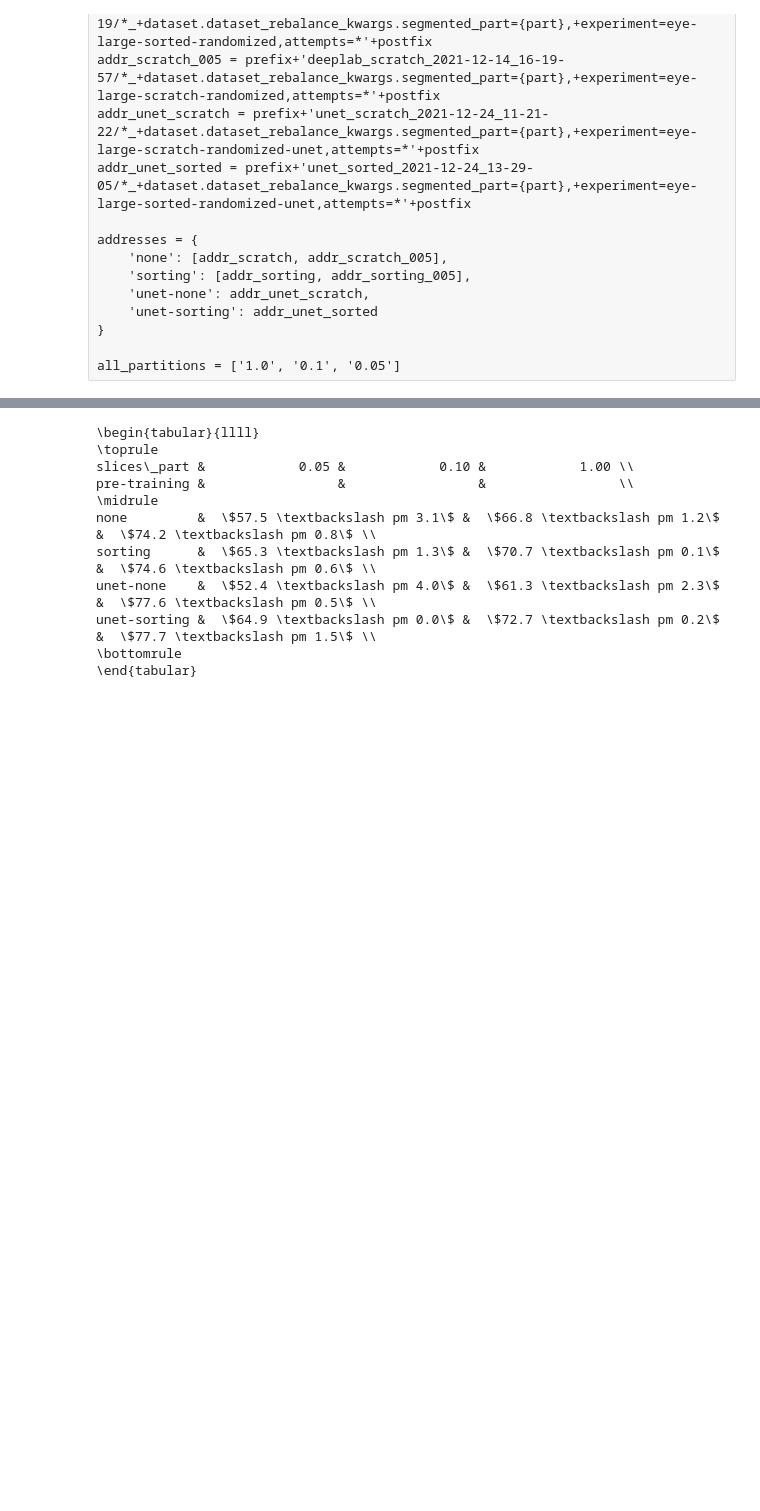
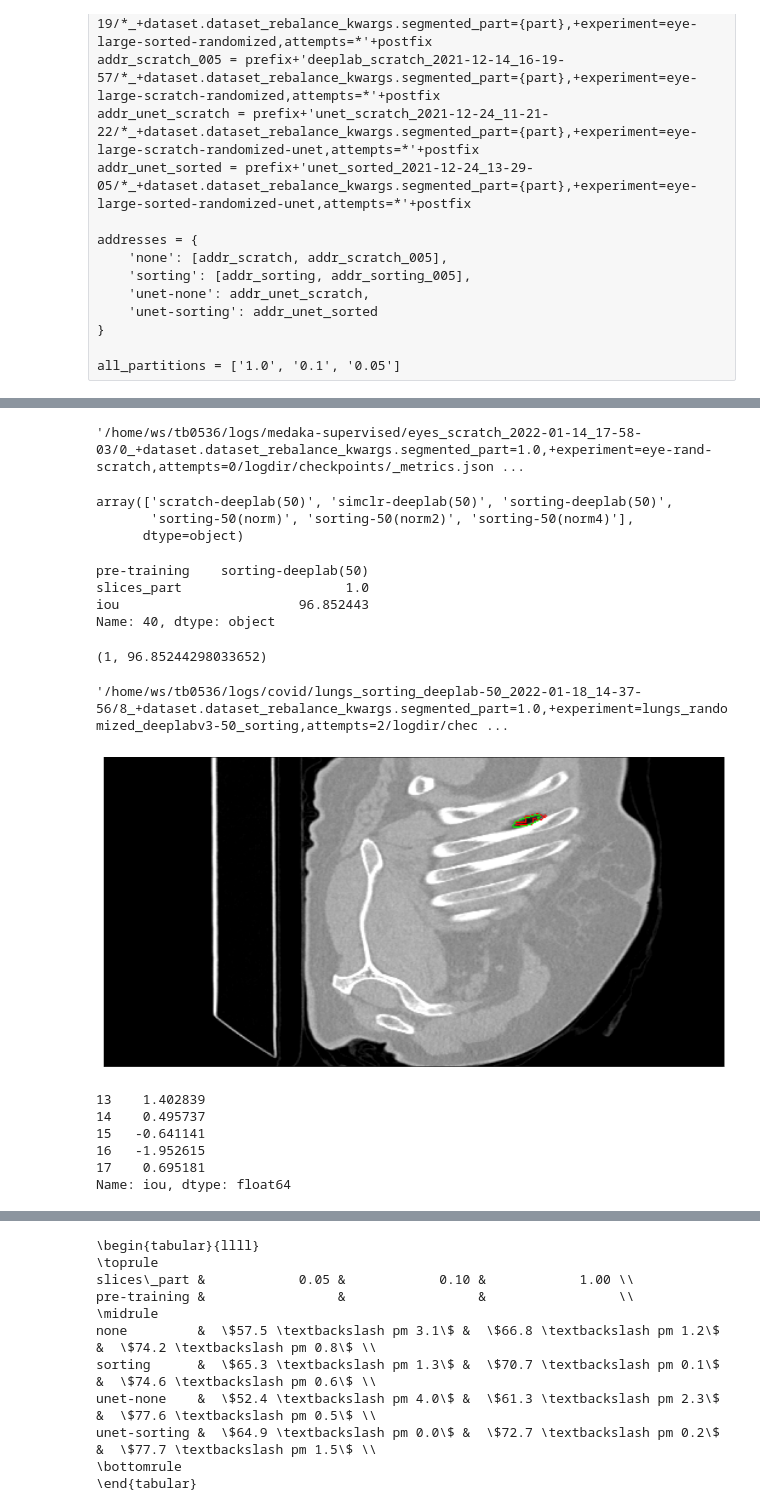
Before and after one commit to DL4XRayTomoImaging-KIT/training-repo, a Jupyter notebook: compare trainings.ipynb, the cells around one changed output, grey strips where cells are left out. Drawn from its saved outputs; the diff is of its cells as text; code cells hidden in the pictures; blank space fills up the shorter version.

```diff
--- a/compare trainings.ipynb
+++ b/compare trainings.ipynb
@@ -416,0 +510,31 @@ mean_runs
+# %%
+glob(addresses['None'].format(part='1.0'))[1]
+# %% [output]
+'/home/ws/tb0536/logs/medaka-supervised/eyes_scratch_2022-01-14_17-58-03/0_+dataset.dataset_rebalance_kwargs.segmented_part=1.0,+experiment=eye-rand-scratch,attempts=0/logdir/checkpoints/_metrics.json ...
+# %%
+all_runs['pre-training'].unique()
+# %% [output]
+array(['scratch-deeplab(50)', 'simclr-deeplab(50)', 'sorting-deeplab(50)',
+       'sorting-50(norm)', 'sorting-50(norm2)', 'sorting-50(norm4)'],
+      dtype=object)
+# %%
+all_runs.iloc[all_runs['iou'].argmax()]
+# %% [output]
+pre-training    sorting-deeplab(50)
+slices_part                     1.0
+iou                       96.852443
+Name: 40, dtype: object
+# %%
+ptm = 'sorting-deeplab(50)'
+slcpt = 1.0
+
+seled = all_runs[(all_runs['pre-training'] == ptm) & (all_runs['slices_part'] == slcpt)]
+# amin = (seled.iou - seled.iou.mean()).abs().argmin()
+amin = seled.iou.argmax()
+amin, seled.iou.values[amin]
+# %% [output]
+(1, 96.85244298033652)
+# %%
+glob(addresses[ptm].format(part=str(slcpt)))[amin]
+# %% [output]
+'/home/ws/tb0536/logs/covid/lungs_sorting_deeplab-50_2022-01-18_14-37-56/8_+dataset.dataset_rebalance_kwargs.segmented_part=1.0,+experiment=lungs_randomized_deeplabv3-50_sorting,attempts=2/logdir/chec ...
@@ -416,0 +543,4 @@ mean_runs
+# %%
+img = tifffile.imread('/mnt/LSDF/users/zharov/CTLungs/images/0.tiff')
+prd = tifffile.imread('/mnt/LSDF/users/zharov/CTLungs/predictions/0.tiff')
+msk = tifffile.imread('/mnt/LSDF/users/zharov/CTLungs/masks/0.tiff')
@@ -417,3 +549,25 @@ mean_runs
+# %%
+# slicer = (slice(80,180), slice(220, 320), 330)
+slicer = (slice(None), slice(None), 420)
+immo = img[slicer]
+immo = mark_boundaries(immo, msk[slicer], (1, 0, 0))
+immo = mark_boundaries(immo, prd[slicer], (0, 1, 0))
+plt.figure(figsize=(16, 10))
+plt.imshow(immo)
+plt.xticks([])
+plt.yticks([])
+plt.show()
+# %% [output]
+[figure, added]
+# %%
+seled.iou - seled.iou.mean()
+# %% [output]
+13    1.402839
+14    0.495737
+15   -0.641141
+16   -1.952615
+17    0.695181
+Name: iou, dtype: float64
 # %%
 print(mean_runs.to_markdown())
 # %% [output]
```
Also changed, not shown: parts of 24 cells of this notebook.
